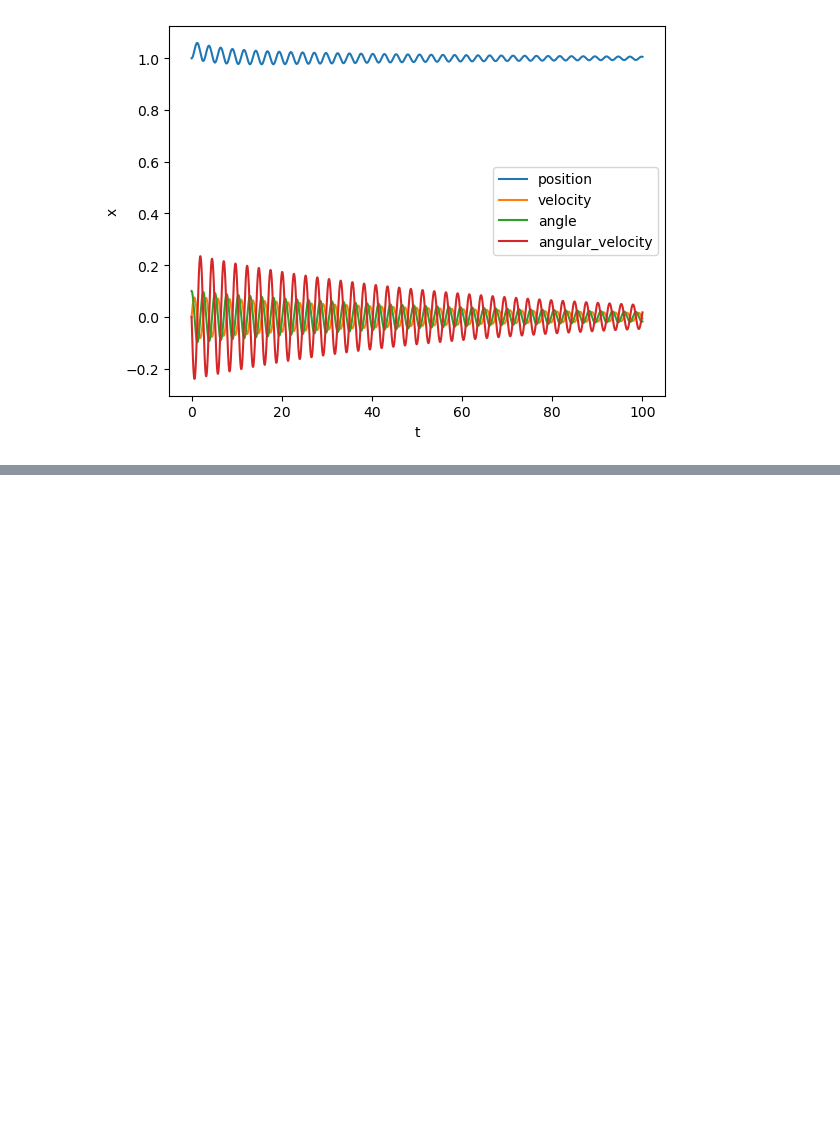
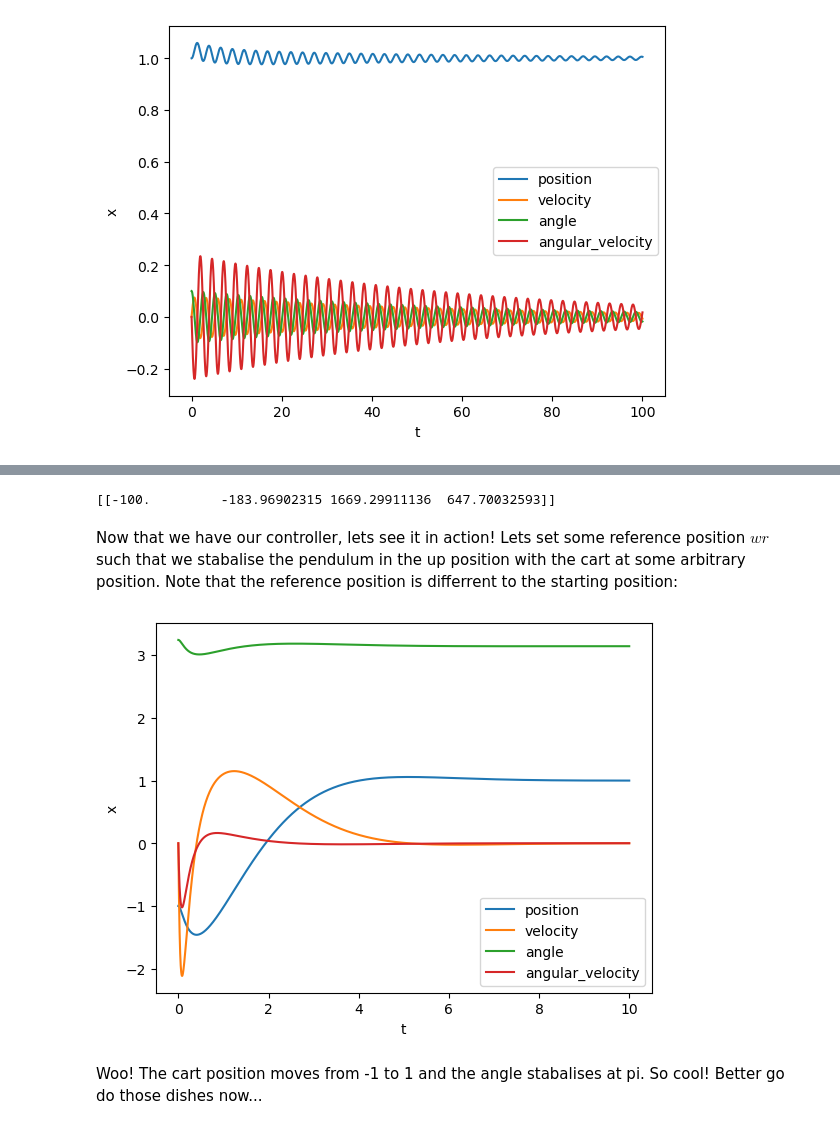
Before and after one commit to ChrisAlphabet/control-systems, a Jupyter notebook: inverted_pendulum/inverted_pendulum.ipynb, the cells around one changed output, grey strips where cells are left out. Drawn from its saved outputs; the diff is of its cells as text; code cells hidden in the pictures; blank space fills up the shorter version.

Commit message:
Add LQR control

```diff
--- a/inverted_pendulum/inverted_pendulum.ipynb
+++ b/inverted_pendulum/inverted_pendulum.ipynb
@@ -140,0 +172,10 @@ Now, how do we design controller?
+# %%
+b = 1 # Pendulum up (b=1)
+A = np.array([
+    [0, 1, 0, 0],
+    [0, -d/M, b*m*g/M, 0],
+    [0, 0, 0, 1],
+    [0, -b*d/(M*L), -b*(m+M)*g/(M*L), 0]
+])
+
+B = np.array([[0], [1/M], [0], [b*1/(M*L)]])
@@ -140,0 +202,22 @@ Now, how do we design controller?
+# %%
+Q = np.identity(4)
+R = 0.0001
+K, S, E = control.lqr(A, B, Q, R)
+print(K)
+# %% [output]
+[[-100.         -183.96902315 1669.29911136  647.70032593]]
+# %% [markdown]
+Now that we have our controller, lets see it in action! Lets set some reference position $wr$ such that we stabalise the pendulum in the up position with the cart at some arbitrary position. Note that the reference position is differrent to the starting position:
+# %%
+t = np.linspace(0, 10, 10000) # shorten time compared to examples above
+x0 = np.array([-1, 0, np.pi+0.1, 0])
+wr = np.array([1, 0, np.pi, 0])
+lqr_controller = lambda x: -np.matmul(K[0], np.array(x)-wr)
+
+x = odeint(odes, x0, t, args=(lqr_controller,))
+plot_pendulum(x)
+# %% [output]
+[figure, added]
+# %% [markdown]
+Woo! The cart position moves from -1 to 1 and the angle stabalises at pi. So cool!
+Better go do those dishes now...
```
Also changed, not shown: parts of 8 cells of this notebook, 1 other file.
